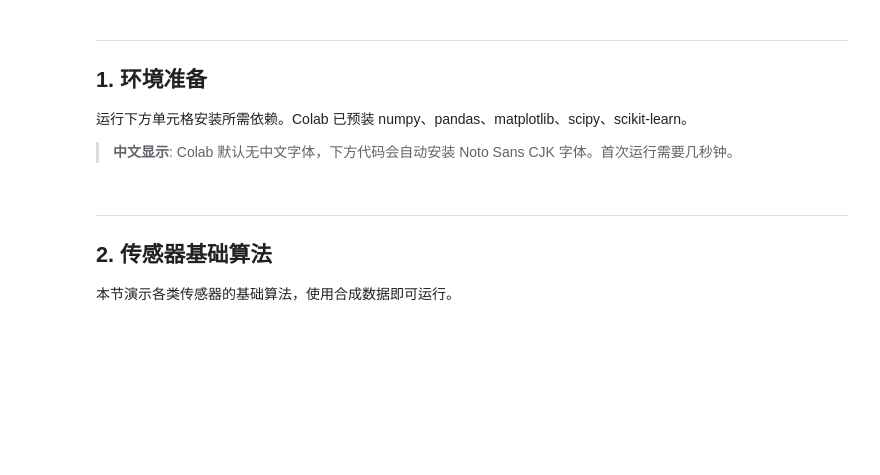
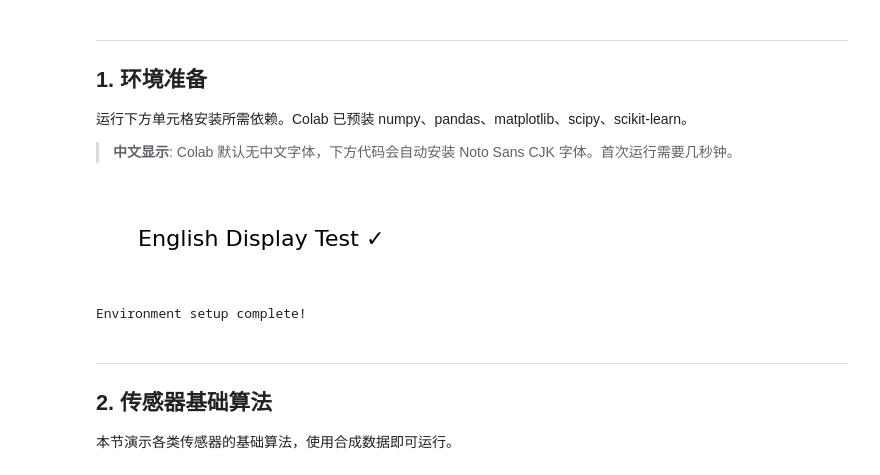
Before and after one commit to Zebedee2021/Mobile-Sensor-2026, a Jupyter notebook: notebooks/sensor_demo.ipynb, the cells around one changed output. Saved outputs shown, nothing was run; the diff lists cells and outputs as text; code cells hidden in the pictures; blank space fills up the shorter version.

```diff
--- a/notebooks/sensor_demo.ipynb
+++ b/notebooks/sensor_demo.ipynb
@@ -54,3 +19,30 @@ print('环境准备完成!')
+# %%
+import numpy as np
+import pandas as pd
+import matplotlib.pyplot as plt
+import math
+
+# ============================================================
+# Environment Setup
+# (Removed Chinese font setup as requested to switch to English)
+# ============================================================
+
+# No special font setup needed for English.
+# Matplotlib uses DejaVu Sans by default, which supports English.
+plt.rcParams['font.family'] = 'sans-serif'
+plt.rcParams['font.sans-serif'] = ['DejaVu Sans'] # Explicitly set to a common English font
+plt.rcParams['axes.unicode_minus'] = True # Revert to default for minus sign
+
+# Validate English display
+fig, ax = plt.subplots(figsize=(4, 1))
+ax.text(0.5, 0.5, 'English Display Test ✓', ha='center', va='center', fontsize=16)
+ax.set_xlim(0, 1); ax.set_ylim(0, 1); ax.axis('off')
+plt.show()
+
+print('Environment setup complete!')
+# %% [output]
+[figure, added]
+Environment setup complete!
 # %% [markdown]
 ---
 ## 2. 传感器基础算法
```
Also changed, not shown: parts of 13 cells of this notebook.
